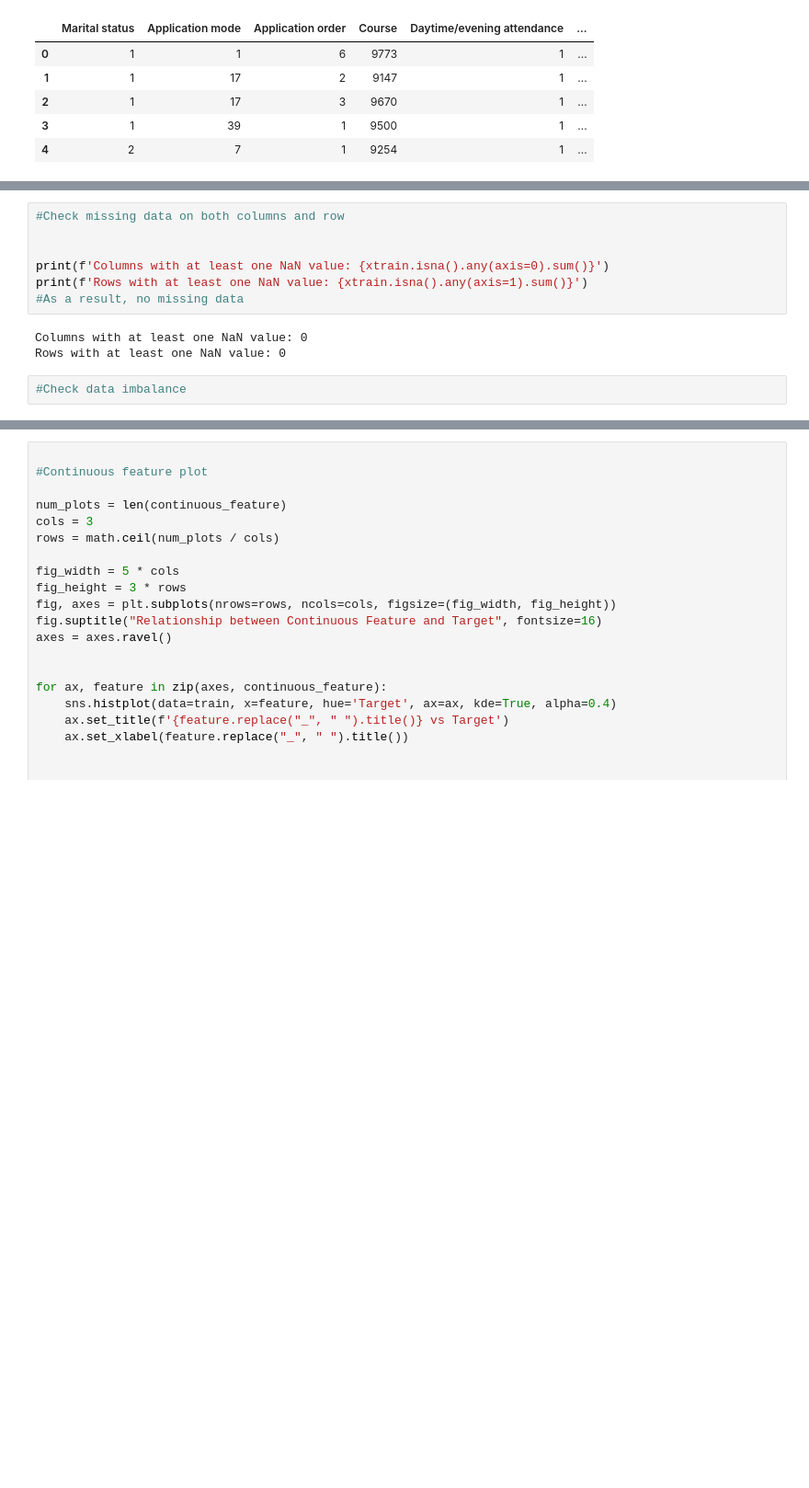
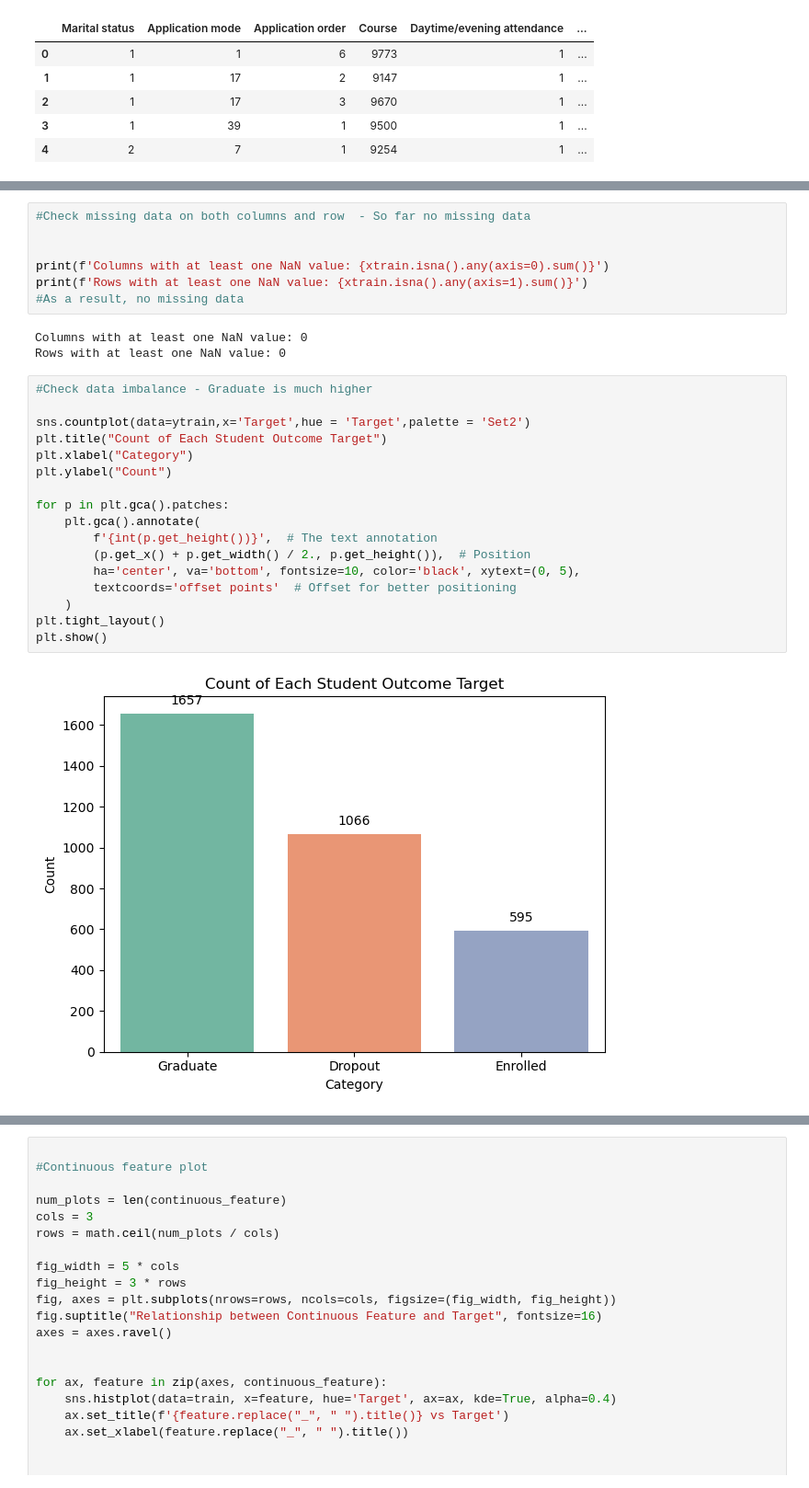
Before and after one commit to Siri-Gith1/CSCI109A_HW5, a Jupyter notebook: cs1090a_hw5.ipynb, the cells around one changed output, grey strips where cells are left out. Shown at 92% size. Saved outputs shown, nothing was run; the diff lists cells and outputs as text; blank space fills up the shorter version.

```diff
--- a/cs1090a_hw5.ipynb
+++ b/cs1090a_hw5.ipynb
@@ -258,7 +259,7 @@ Quantitative Discrete Feature:: ['Marital status', 'Application mode', 'Applicat
 
 Categorical Feature:: []
 # %%
-#Check missing data on both columns and row
+#Check missing data on both columns and row  - So far no missing data
 
 
 print(f'Columns with at least one NaN value: {xtrain.isna().any(axis=0).sum()}')
@@ -268,4 +269,21 @@ print(f'Rows with at least one NaN value: {xtrain.isna().any(axis=1).sum()}')
 Columns with at least one NaN value: 0
 Rows with at least one NaN value: 0
 # %%
-#Check data imbalance
+#Check data imbalance - Graduate is much higher
+
+sns.countplot(data=ytrain,x='Target',hue = 'Target',palette = 'Set2')
+plt.title("Count of Each Student Outcome Target")
+plt.xlabel("Category")
+plt.ylabel("Count")
+
+for p in plt.gca().patches:
+    plt.gca().annotate(
+        f'{int(p.get_height())}',  # The text annotation
+        (p.get_x() + p.get_width() / 2., p.get_height()),  # Position
+        ha='center', va='bottom', fontsize=10, color='black', xytext=(0, 5),
+        textcoords='offset points'  # Offset for better positioning
+    )
+plt.tight_layout()
+plt.show()
+# %% [output]
+[figure, added]
```
Also changed, not shown: parts of 5 cells of this notebook.
